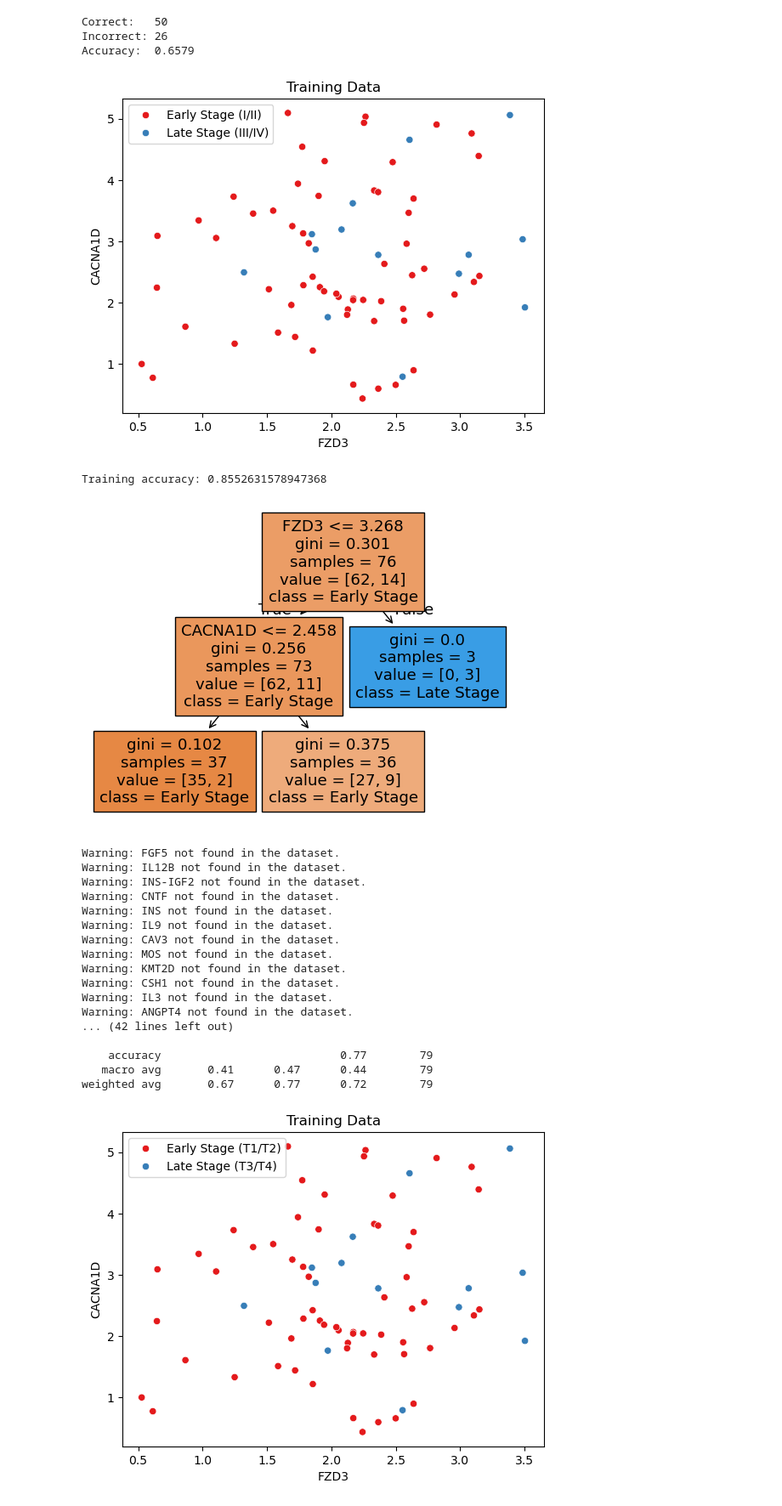
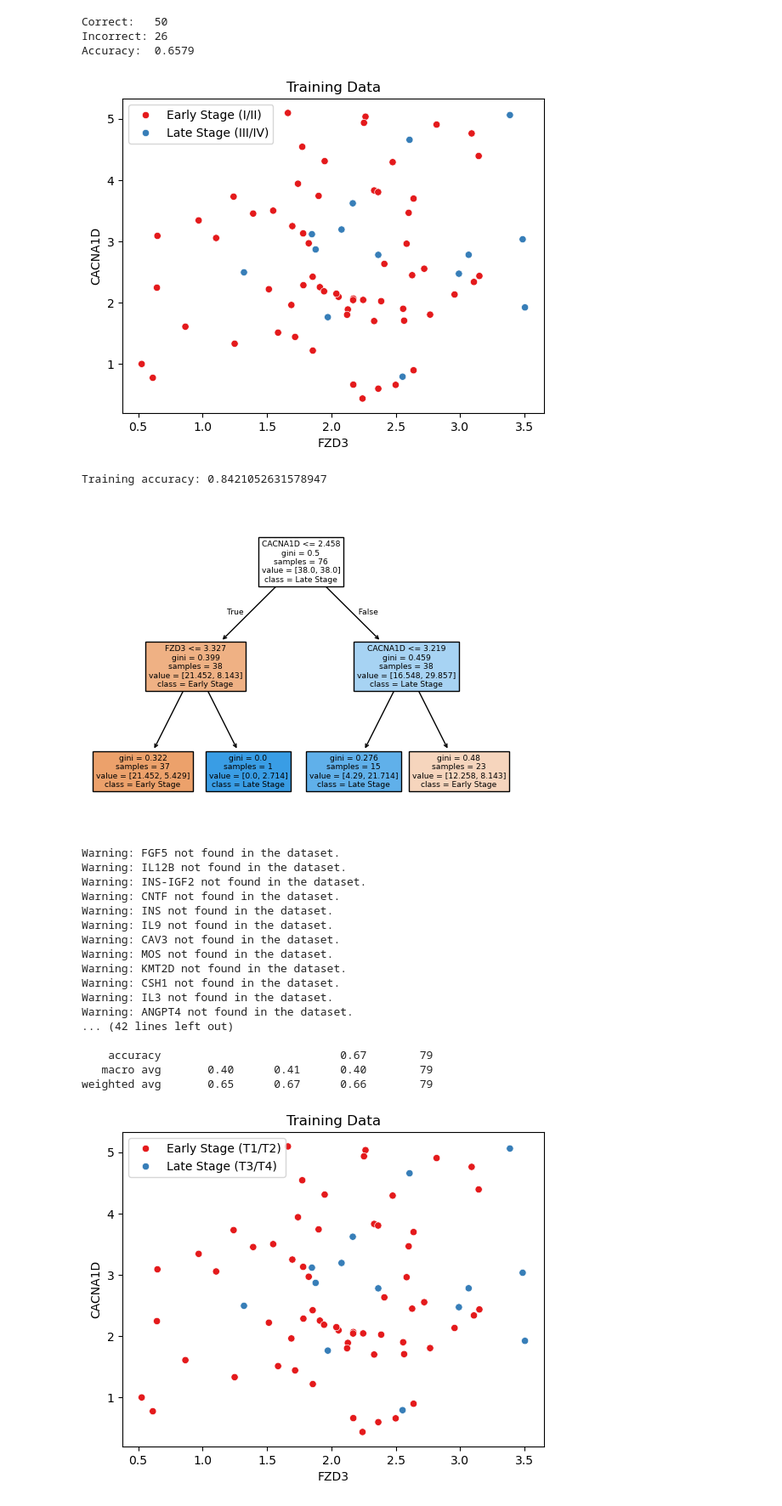
Before and after one commit to isabellaorlando1/Grosso-Orlando-Module-4-Cancer, a Jupyter notebook: code/Module 4 Notebook Final.ipynb, the cells around one changed output. Shown at 85% size. Cells and saved outputs as stored; diff of their text form; code cells hidden in the pictures.

```diff
--- a/code/Module 4 Notebook Final.ipynb
+++ b/code/Module 4 Notebook Final.ipynb
@@ -364,54 +364,12 @@ plt.title("Training Data")
 plt.show()
 
 
-
-
-# %%
-# Logistic regression
-
-# BUILD A MODEL:
-#model = LogisticRegression(penalty=None, class_weight='balanced').fit(X, y)
-
-# PREDICT AND EVALUATE:
-#model.predict_proba(X)
-#print(model.score(X, y))
-
-# %% Plotting decision boundary
-
-# Create meshgrid
-#x_min, x_max = X[:, 0].min(), X[:, 0].max()
-#y_min, y_max = X[:, 1].min(), X[:, 1].max()
-#xx, yy = np.meshgrid(np.linspace(x_min, x_max, 300),
-                     #np.linspace(y_min, y_max, 300))
-
-# Compute decision function over the grid
-#Z = model.decision_function(np.c_[xx.ravel(), yy.ravel()])
-#Z = Z.reshape(xx.shape)
-
-# Plot
-#plt.contourf(xx, yy, Z, levels=50, cmap="RdBu", alpha=0.6)  # background
-#plt.contour(xx, yy, Z, levels=[0], colors='black',
-            #linewidths=2)  # decision boundary
-#sns.scatterplot(x=X[:, 0],
-                #y=X[:, 1],
-                #hue=y_label,
-                #edgecolors='k',
-                #palette="Set1",
-                #alpha=0.8,
-                #legend=False)
-#plt.legend()
-#plt.xlabel(feature_1)
-#plt.ylabel(feature_2)
-#plt.title("Logistic Regression Decision Boundary")
-
-#plt.show()
-
 # %% DECISION TREE - train on training data
 # Train on first dataset
 X_tr = data[[feature_1, feature_2]].values
 y_tr = data["stage_binary"].values
 
-dt_model = DecisionTreeClassifier(max_depth=2).fit(X_tr, y_tr)
+dt_model = DecisionTreeClassifier(max_depth=2, class_weight='balanced').fit(X_tr, y_tr)
 print("Training accuracy:", dt_model.score(X_tr, y_tr))
 
 # %% PLOT DECISION TREE
@@ -455,35 +413,35 @@ BRCA_gene_data_filtered = BRCA_data.loc[gene_list]
 # %%
 # Merging datasets
 BRCA_metadata = metadata_df.loc[cancer_samples]
 
 # transpose so rows=samples, then merge with metadata on sample ID
 BRCA_merged_val = BRCA_gene_data_filtered.T.merge(
     BRCA_metadata, left_index=True, right_index=True)
 
 # %%
 # Prepare features and target
 ####################################################
 stage_map = {
     "T1":    0, "T1a":   0, "T1b":   0, "T1c":  0,
     "T2":   0, "T2a":  0, "T2b":  0, "T2c": 0,
     "T3":  1, "T3a": 1, "T3b": 1, "T3c": 1,
     "T4":   1, "T4a":   1, "T4b":    1, "T4c": 1
 }
 
 BRCA_merged_val["stage_binary"] = BRCA_merged_val["ajcc_tumor_pathologic_pt"].map(stage_map)
 BRCA_merged_val = BRCA_merged_val.dropna(subset=["stage_binary"])
 
 X_val = BRCA_merged_val[[feature_1, feature_2]].values
 y_val = BRCA_merged_val["stage_binary"].values
 
 y_pred = dt_model.predict(X_val)
 print("Validation accuracy:", dt_model.score(X_val, y_val))
 print(classification_report(y_val, y_pred, target_names=["Early Stage", "Late Stage"]))
 #%%
 # %% [output]
 [figure]
-Training accuracy: 0.8552631578947368
+Training accuracy: 0.8421052631578947
-[figure, old version]
+[figure, new version]
 Warning: FGF5 not found in the dataset.
 Warning: IL12B not found in the dataset.
 Warning: INS-IGF2 not found in the dataset.
@@ -498,9 +456,9 @@ Warning: IL3 not found in the dataset.
 Warning: ANGPT4 not found in the dataset.
 ... (42 lines left out)
 
-    accuracy                           0.77        79
-   macro avg       0.41      0.47      0.44        79
-weighted avg       0.67      0.77      0.72        79
+    accuracy                           0.67        79
+   macro avg       0.40      0.41      0.40        79
+weighted avg       0.65      0.67      0.66        79
 # %%
 from sklearn.tree import DecisionTreeClassifier, plot_tree
 from sklearn.linear_model import LogisticRegression
```
Also changed, not shown: parts of 1 cell of this notebook, 2 other files.
